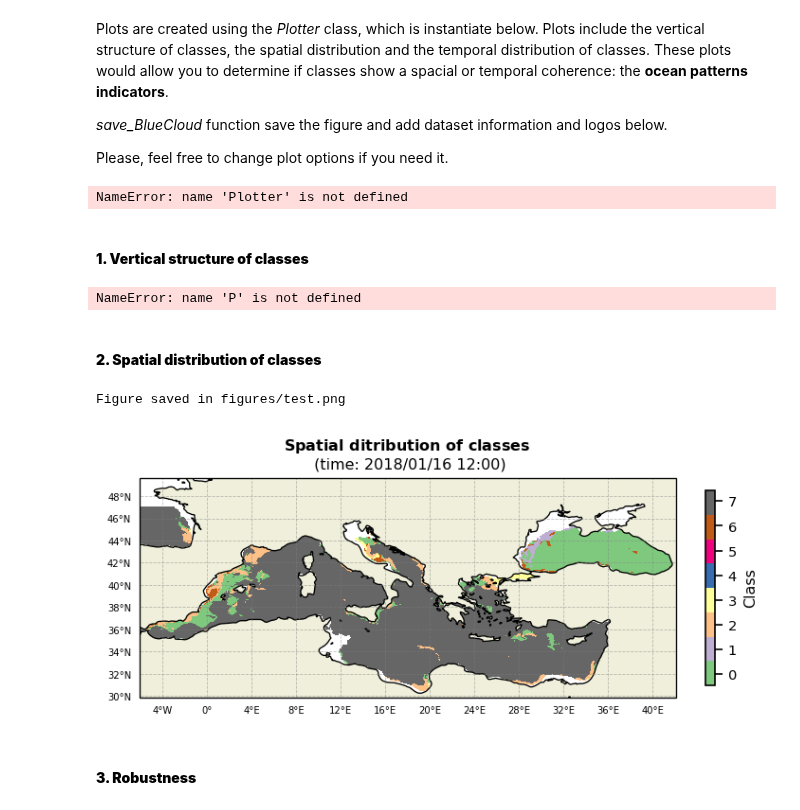
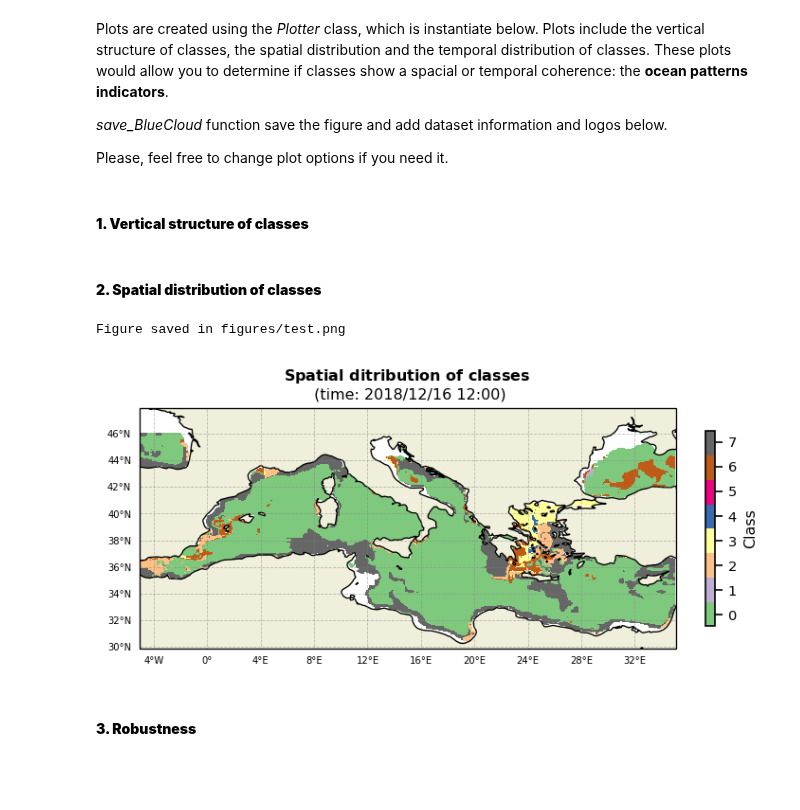
Before and after one commit to euroargodev/BlueCloud, a Jupyter notebook: predict_PCMlabels_and_plot.ipynb, the cells around one changed output. Cells and saved outputs as stored; diff of their text form; code cells hidden in the pictures; blank space fills up the shorter version.

```diff
--- a/predict_PCMlabels_and_plot.ipynb
+++ b/predict_PCMlabels_and_plot.ipynb
@@ -68,7 +57,7 @@ __Choose model__
 model_path = 'models/tests_model_GLOBAL_REANALYSIS_PHY_001_030_temp.nc'
 
 # Variable to be predict {variable name in model: variable name in dataset}
-features_in_ds = {'temperature': var_name}
+features_in_ds = {'temperature': 'thetao'}
 # %% [markdown]
 ## Load model and dataset
 ***
@@ -100,9 +89,9 @@ import subprocess
 bashCommand = 'python -m motuclient -u ' + CMEMS_user + ' -p ' + CMEMS_password + ' -m "http://my.cmems-du.eu/motu-web/Motu" \
 -s GLOBAL_REANALYSIS_PHY_001_030-TDS -d global-reanalysis-phy-001-030-monthly \
 -x -5 -X 35 -y 30 -Y 46 -t "2018-01-01" -T "2018-12-31" -z 0.0 -Z 2500.0 \
--v so -v thetao -o datasets -f global-reanalysis-phy-001-030-monthly_med_1.nc'
+-v so -v thetao -o datasets -f global-reanalysis-phy-001-030-monthly_med.nc'
 sp = subprocess.call(bashCommand, shell=True)
-file_path = 'datasets/global-reanalysis-phy-001-030-monthly_med_1.nc'
+file_path = 'datasets/global-reanalysis-phy-001-030-monthly_med.nc'
 # %% [markdown]
 Upload file from NetCDF
 # %%
@@ -173,16 +181,12 @@ Plots are created using the *Plotter* class, which is instantiate below. Plots i
 Please, feel free to change plot options if you need it.
 # %%
 P = Plotter(ds, m)
-# %% [output]
-NameError: name 'Plotter' is not defined
 # %% [markdown]
 #### __1. Vertical structure of classes__
 # %%
 P.vertical_structure(q_variable = var_name + '_Q', sharey=True, xlabel='Temperature (°C)')
 #P.save_BlueCloud('figures/vertical_struc_EX.png')
 P.save_BlueCloud('figures/test.png')
-# %% [output]
-NameError: name 'P' is not defined
 # %%
 P.vertical_structure_comp(q_variable = var_name + '_Q', plot_q= 'all', xlabel='Temperature (°C)')
 #P.save_BlueCloud('figures/vertical_struc_comp_EX.png')
@@ -191,12 +195,12 @@ P.save_BlueCloud('figures/test.png')
 #### __2. Spatial distribution of classes__
 # %%
 # Input should have only one time step
-P.spatial_distribution(time_slice="2018-01-01")
+P.spatial_distribution(time_slice="2018-12")
 #P.save_BlueCloud('figures/spatial_distr_EX.png')
 P.save_BlueCloud('figures/test.png')
 # %% [output]
 Figure saved in figures/test.png
-[figure, old version]
+[figure, new version]
 # %%
 P.spatial_distribution(time_slice='most_freq_label')
 #P.save_BlueCloud('figures/spatial_distr_freq_EX.png')
```
Also changed, not shown: parts of 18 cells of this notebook, 3 other files.
